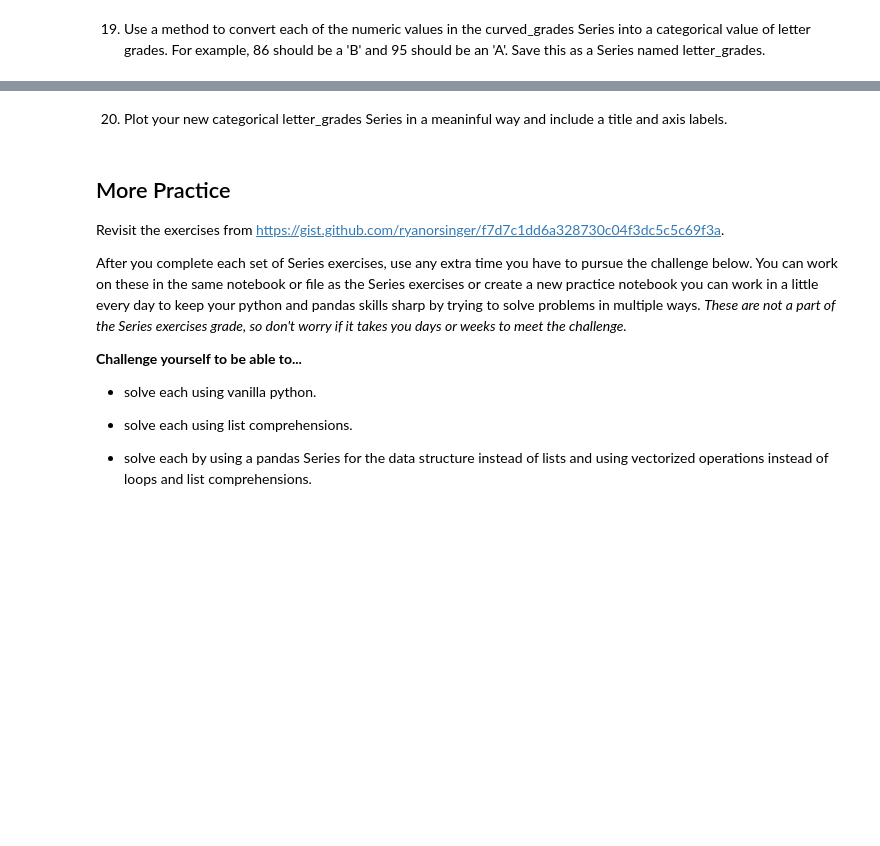
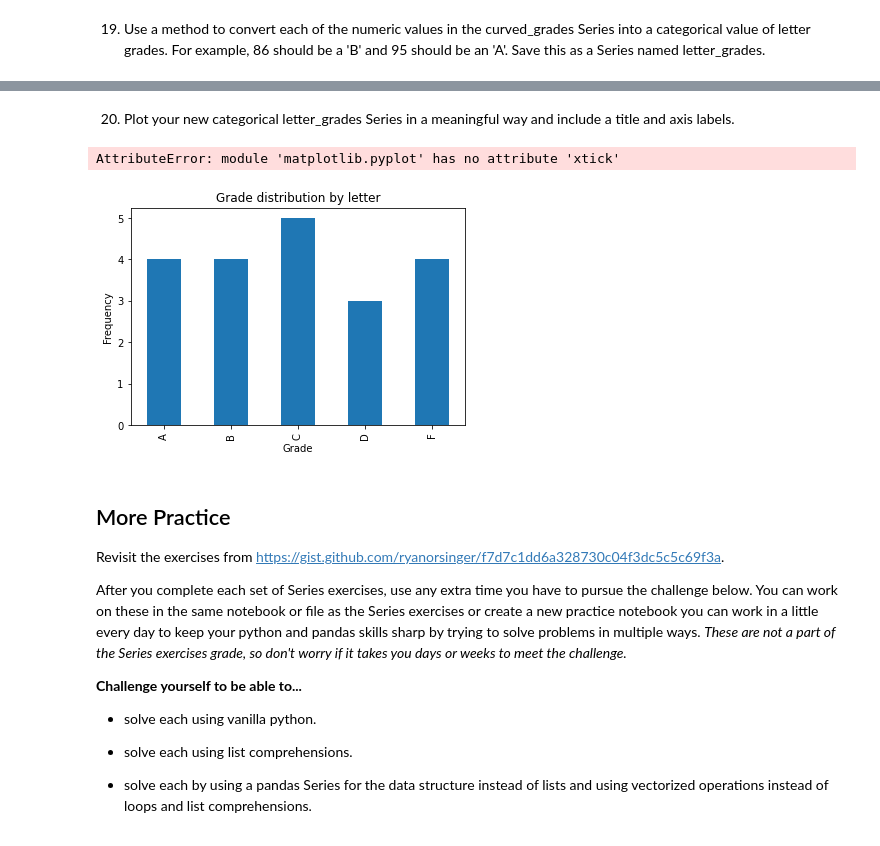
Before and after one commit to tarrencen/numpy-pandas-visualization-exercises, a Jupyter notebook: pandas_series.ipynb, the cells around one changed output, grey strips where cells are left out. Cells and saved outputs as stored; diff of their text form; code cells hidden in the pictures; blank space fills up the shorter version.

```diff
--- a/pandas_series.ipynb
+++ b/pandas_series.ipynb
@@ -1356,0 +1421,3 @@ Use pandas to create a Series named exam_scores from the following list:
+# %%
+exam_curve = 100 - max_score
+exam_scores + exam_curve
@@ -1357,2 +1442,5 @@ Use pandas to create a Series named exam_scores from the following list:
 # %% [markdown]
 18. Write the code necessary to implement a curve for your exam_grades Series and save this as curved_grades. Add the necessary points to the highest grade to make it 100, and add the same number of points to every other score in the Series as well.
+# %%
+curved_grades = exam_scores + exam_curve
+type(curved_grades)
@@ -1359,2 +1449,9 @@ Use pandas to create a Series named exam_scores from the following list:
 # %% [markdown]
 19. Use a method to convert each of the numeric values in the curved_grades Series into a categorical value of letter grades. For example, 86 should be a 'B' and 95 should be an 'A'. Save this as a Series named letter_grades.
+# %%
+grade_scale = [0, 70, 77, 85, 92, 101]
+grade_labels = ['F', 'D', 'C', 'B', 'A']
+
+letter_grades = pd.cut(curved_grades, bins=grade_scale, labels=grade_labels)
+
+letter_grades
@@ -1361,5 +1476,12 @@ Use pandas to create a Series named exam_scores from the following list:
 # %% [markdown]
-20. Plot your new categorical letter_grades Series in a meaninful way and include a title and axis labels.
+20. Plot your new categorical letter_grades Series in a meaningful way and include a title and axis labels.
+# %%
+letter_grades.value_counts().sort_index().plot.bar(title='Grade distribution by letter').set(xlabel='Grade', ylabel='Frequency')
+plt.gca().invert_xaxis()
+plt.xtick(rotation=0)
+# %% [output]
+AttributeError: module 'matplotlib.pyplot' has no attribute 'xtick'
+[figure, added]
 # %% [markdown]
 ## More Practice
 
```
Also changed, not shown: parts of 17 cells of this notebook.
